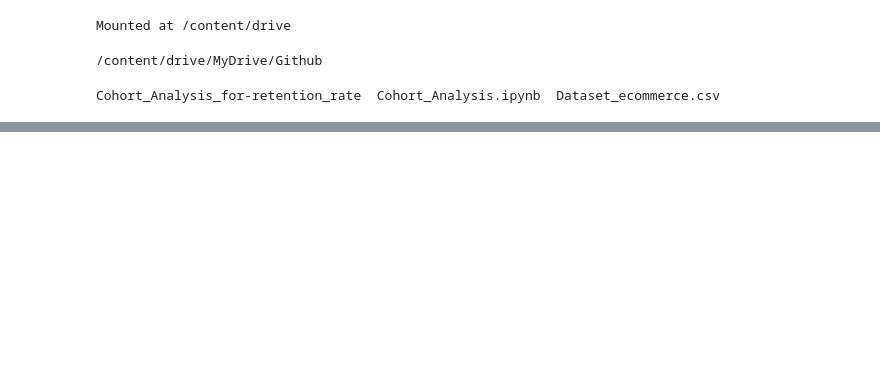
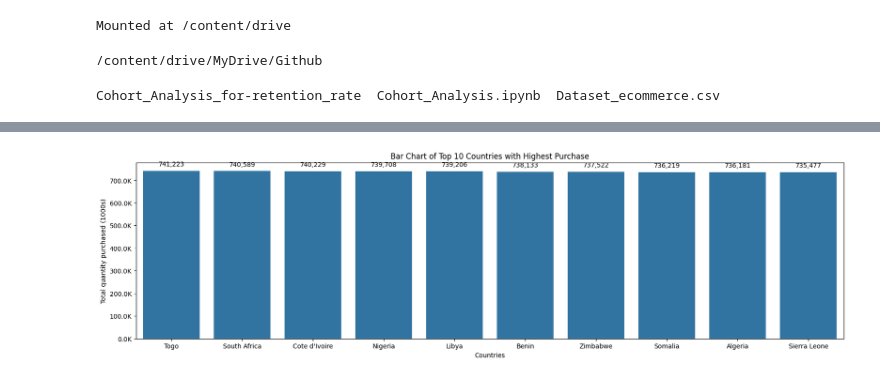
Before and after one commit to Kaothar2/Cohort_Analysis_for-retention_rate, a Jupyter notebook: Cohort_Analysis.ipynb, the cells around one changed output, grey strips where cells are left out. Saved outputs shown, nothing was run; the diff lists cells and outputs as text; code cells hidden in the pictures; blank space fills up the shorter version.

Commit message:
Update cohort analysis notebook with new analysis

```diff
--- a/Cohort_Analysis.ipynb
+++ b/Cohort_Analysis.ipynb
@@ -20,0 +60,5 @@ from matplotlib.ticker import FuncFormatter
+# %%
+# Load daatset
+
+data = pd.read_csv("/content/drive/MyDrive/Github/Cohort_Analysis_for-retention_rate/Dataset_ecommerce.csv")
+data
@@ -20,0 +125,7 @@ from matplotlib.ticker import FuncFormatter
+# %%
+# Drop missing columm
+data.dropna(inplace = True)
+
+#we can only track the activities of customers that are known (those with customerID)
+# %%
+data["InvoiceDate"] = pd.to_datetime(data["InvoiceDate"])
@@ -20,0 +172,4 @@ from matplotlib.ticker import FuncFormatter
+# %%
+#Bivariate analysis of countries and total number of purchase
+quantity_per_country = data.groupby(["Country"])["Quantity"].sum().reset_index()
+quantity_per_country = quantity_per_country.sort_values("Quantity", ascending = False).reset_index()
@@ -20,0 +185,30 @@ from matplotlib.ticker import FuncFormatter
+# %%
+# Draw a plot of top 10 countries with highest number of quantity purchase
+top_10_countries = quantity_per_country.head(10)
+
+# Create a bar chart from the selected data
+plt.figure(figsize=(20, 5))
+
+y_format = FuncFormatter(lambda x, _: f'{x / 1000:.1f}K')
+ax = sns.barplot(x='Country', y='Quantity', data=top_10_countries)
+ax.yaxis.set_major_formatter(y_format)
+
+# Add value labels on the bars
+for index, row in top_10_countries.iterrows():
+    ax.text(
+        index,  # X-coordinate
+        row['Quantity'] + 0.02 * max(top_10_countries['Quantity']),  # Y-coordinate (slightly above the bar)
+        f"{row['Quantity']:,}",  # Label formatted with thousands separator
+        ha='center',  # Center-align the text horizontally
+        va='bottom',  # Bottom-align the text vertically
+        fontsize=10,  # Font size of the label
+        color='black'  # Label color
+    )
+
+# Customize labels and title
+plt.xlabel('Countries')
+plt.ylabel('Total quantity purchased (1000s)')
+plt.title('Bar Chart of Top 10 Countries with Highest Purchase')
+plt.show()
+# %% [output]
+[figure, added]
```
Also changed, not shown: parts of 18 cells of this notebook.
